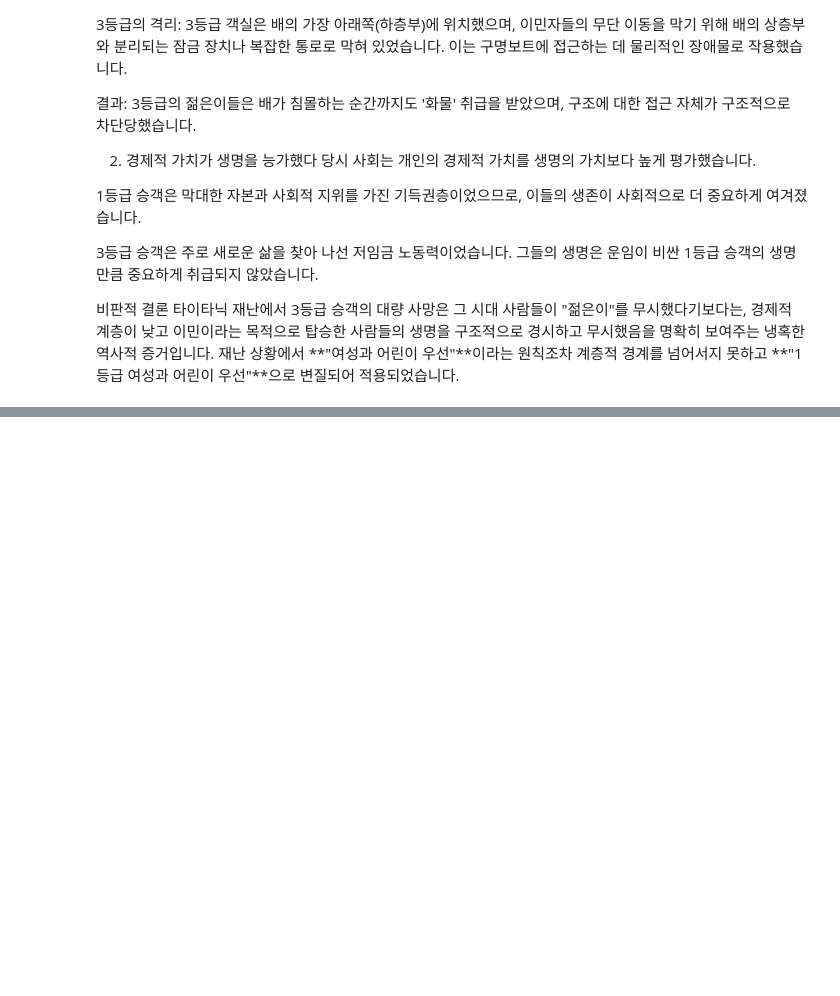
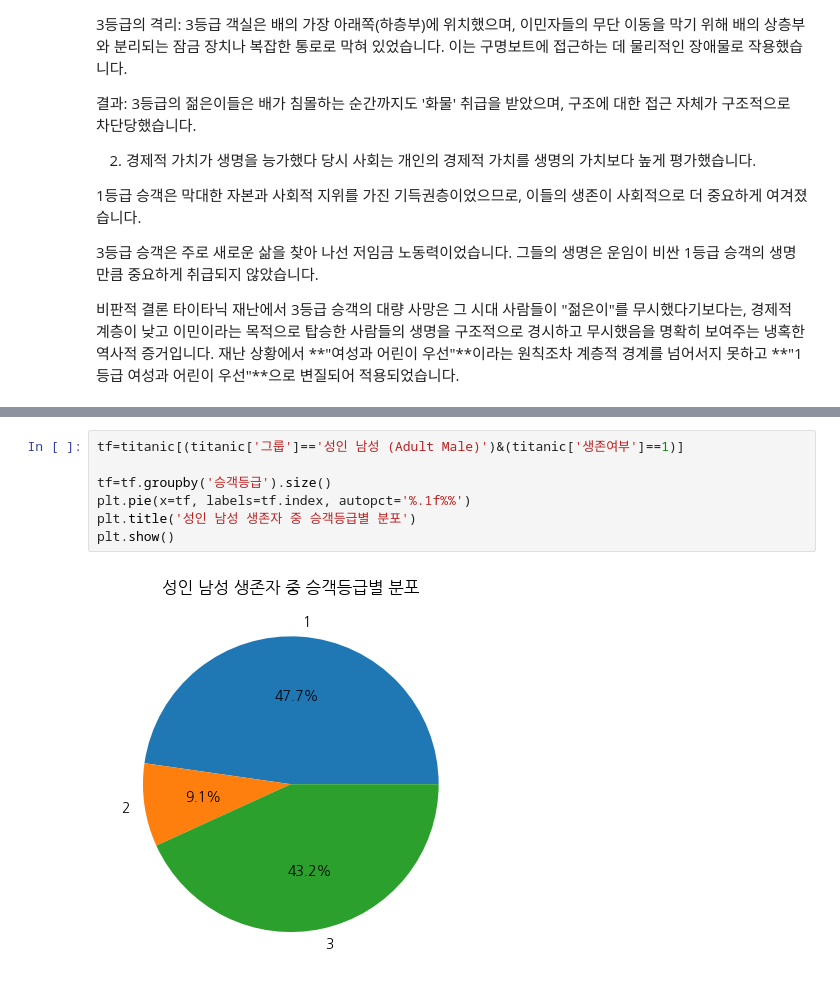
Before and after one commit to An0jin/Titanic, a Jupyter notebook: main.ipynb, the cells around one changed output, grey strips where cells are left out. Drawn from its saved outputs; the diff is of its cells as text; blank space fills up the shorter version.

```diff
--- a/main.ipynb
+++ b/main.ipynb
@@ -215,0 +304,9 @@ plt.show()
+# %%
+tf=titanic[(titanic['그룹']=='성인 남성 (Adult Male)')&(titanic['생존여부']==1)]
+
+tf=tf.groupby('승객등급').size()
+plt.pie(x=tf, labels=tf.index, autopct='%.1f%%')
+plt.title('성인 남성 생존자 중 승객등급별 분포')
+plt.show()
+# %% [output]
+[figure, added]
```
Also changed, not shown: parts of 17 cells of this notebook, 2 other files.
